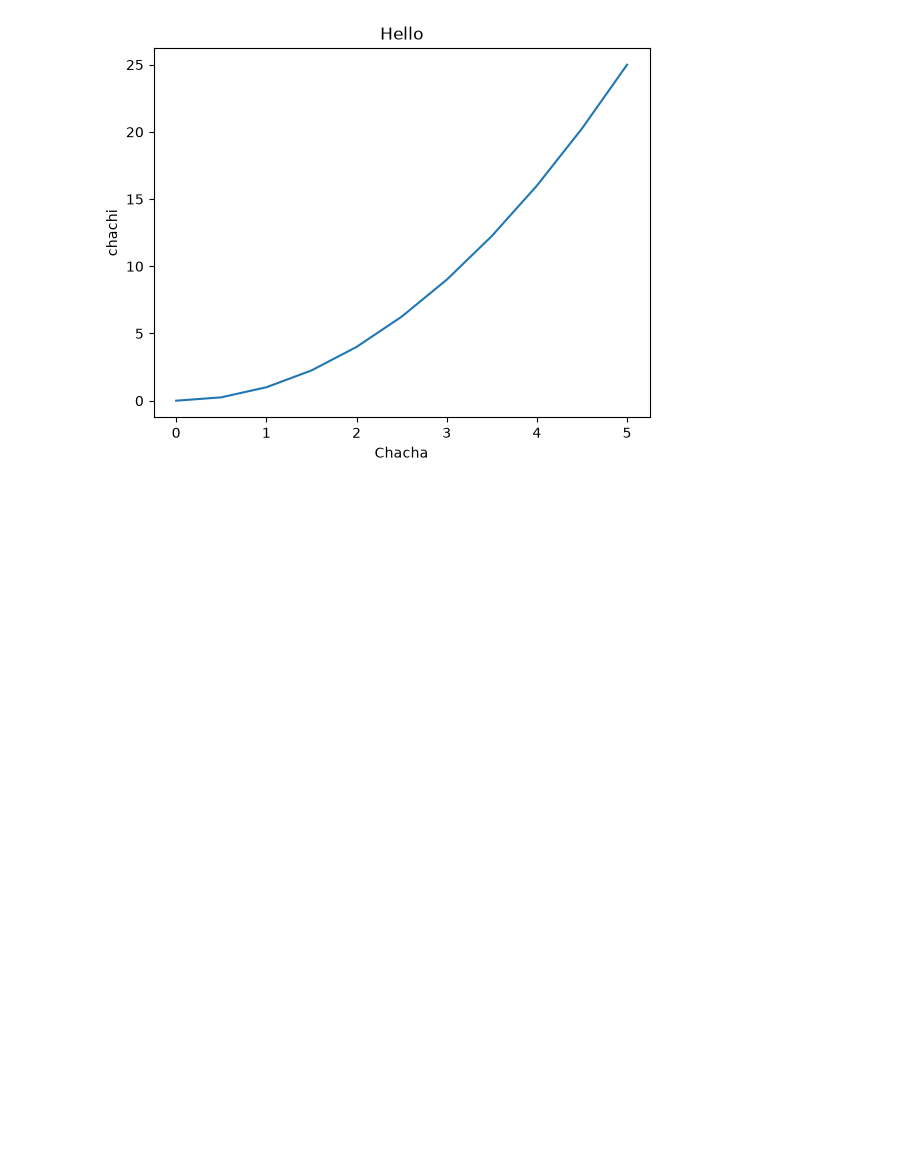
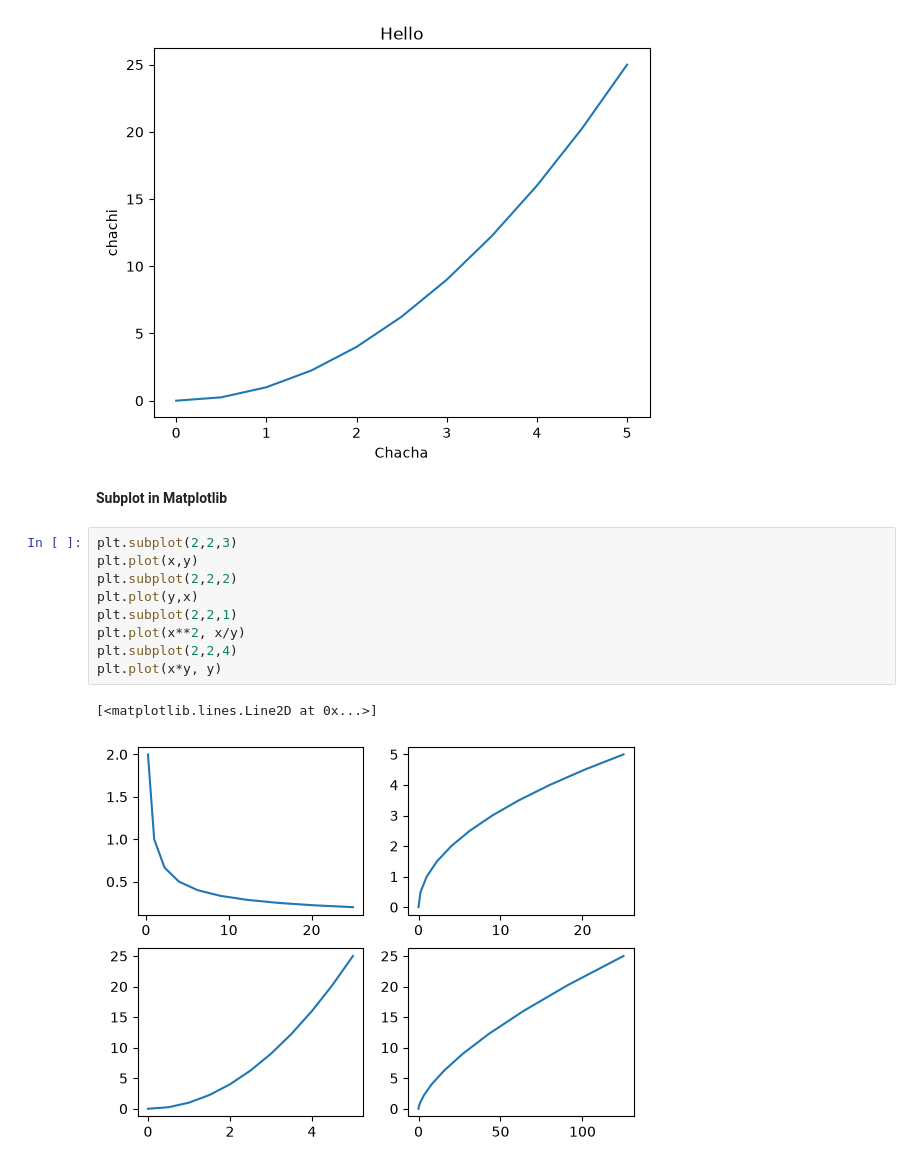
Before and after one commit to priyam0x1/LearnAI, a Jupyter notebook: Visualization/Matplotlib.ipynb, the cells around one changed output. Drawn from its saved outputs; the diff is of its cells as text; blank space fills up the shorter version.

Commit message:
Subplot

```diff
--- a/Visualization/Matplotlib.ipynb
+++ b/Visualization/Matplotlib.ipynb
@@ -15,3 +17,17 @@ plt.ylabel("chachi")
 # %% [output]
 Text(0, 0.5, 'chachi')
 [figure]
+# %% [markdown]
+**Subplot in Matplotlib**
+# %%
+plt.subplot(2,2,3)
+plt.plot(x,y)
+plt.subplot(2,2,2)
+plt.plot(y,x)
+plt.subplot(2,2,1)
+plt.plot(x**2, x/y)
+plt.subplot(2,2,4)
+plt.plot(x*y, y)
+# %% [output]
+[<matplotlib.lines.Line2D at 0x...>]
+[figure, added]
```
Also changed, not shown: parts of 1 cell of this notebook.
